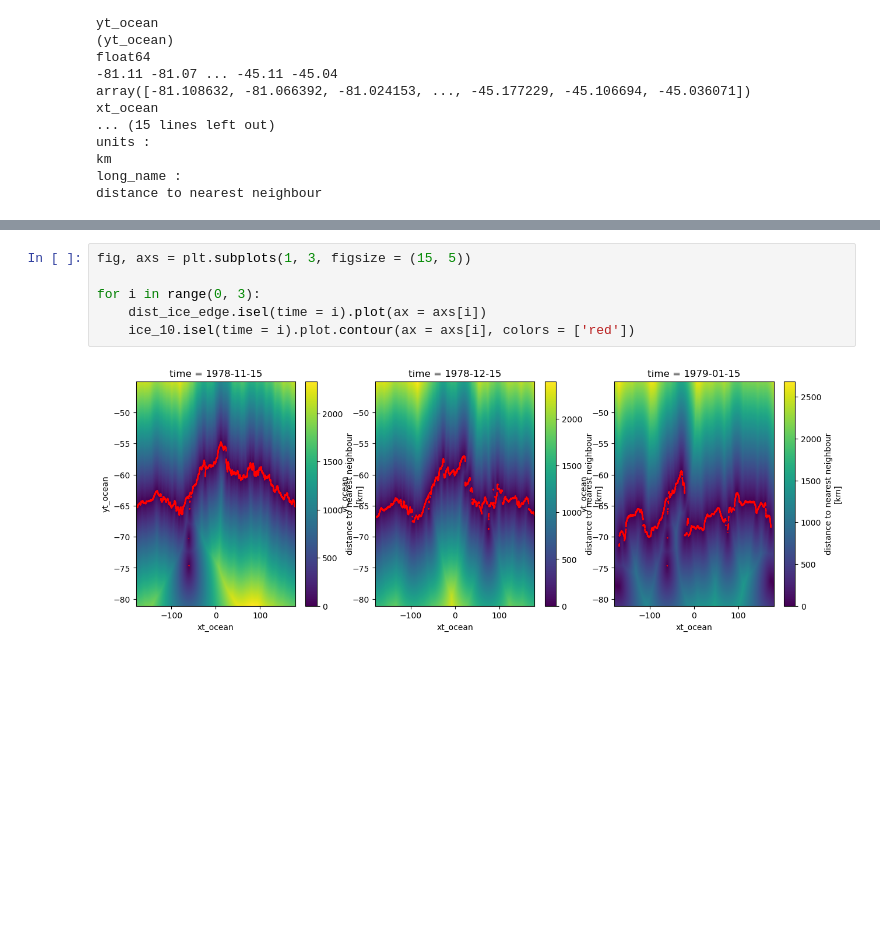
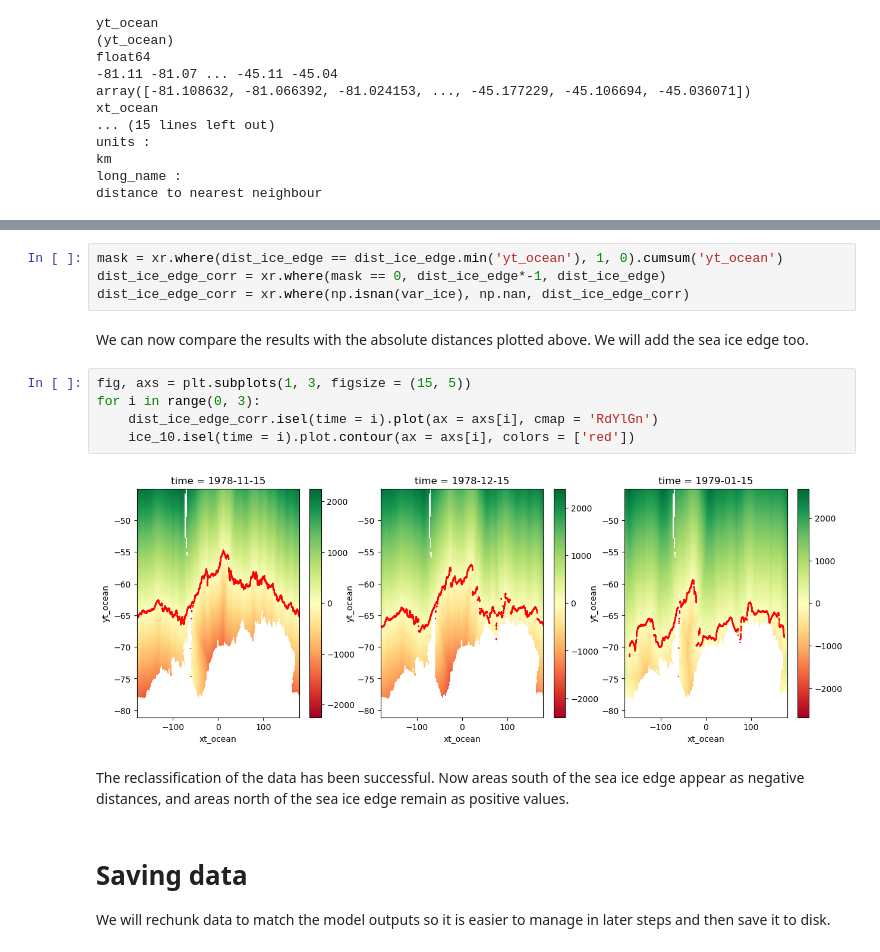
Before and after one commit to lidefi87/Crabeater_Distribution_East_Antarctica, a Jupyter notebook: Scripts/02_Env_data/Observations/02b_Obs_Distance_SeaIceEdge.ipynb, the cells around one changed output, grey strips where cells are left out. Cells and saved outputs as stored; diff of their text form; blank space fills up the shorter version.

Commit message:
Classifying dist ice and break north and south

```diff
--- a/Scripts/02_Env_data/Observations/02b_Obs_Distance_SeaIceEdge.ipynb
+++ b/Scripts/02_Env_data/Observations/02b_Obs_Distance_SeaIceEdge.ipynb
@@ -202,8 +209,18 @@ These results make sense as we expect the sea ice to retreat during summer month
+# %%
+mask = xr.where(dist_ice_edge == dist_ice_edge.min('yt_ocean'), 1, 0).cumsum('yt_ocean')
+dist_ice_edge_corr = xr.where(mask == 0, dist_ice_edge*-1, dist_ice_edge)
+dist_ice_edge_corr = xr.where(np.isnan(var_ice), np.nan, dist_ice_edge_corr)
+# %% [markdown]
+We can now compare the results with the absolute distances plotted above. We will add the sea ice edge too.
 # %%
 fig, axs = plt.subplots(1, 3, figsize = (15, 5))
-
 for i in range(0, 3):
-    dist_ice_edge.isel(time = i).plot(ax = axs[i])
+    dist_ice_edge_corr.isel(time = i).plot(ax = axs[i], cmap = 'RdYlGn')
     ice_10.isel(time = i).plot.contour(ax = axs[i], colors = ['red'])
 # %% [output]
-[figure, old version]
+[figure, new version]
+# %% [markdown]
+The reclassification of the data has been successful. Now areas south of the sea ice edge appear as negative distances, and areas north of the sea ice edge remain as positive values.
+# %% [markdown]
+# Saving data
+We will rechunk data to match the model outputs so it is easier to manage in later steps and then save it to disk.
```
Also changed, not shown: parts of 5 cells of this notebook.
